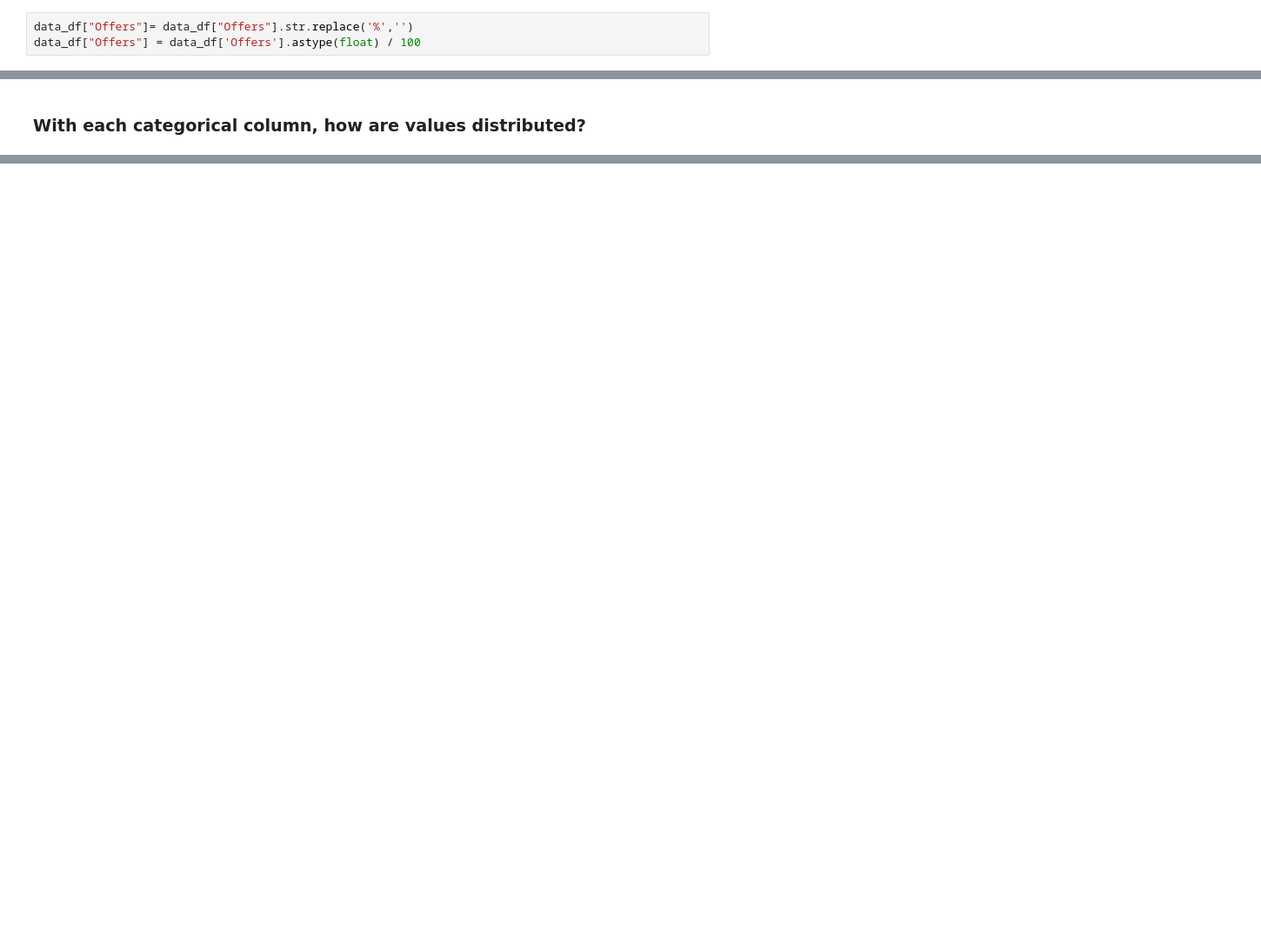
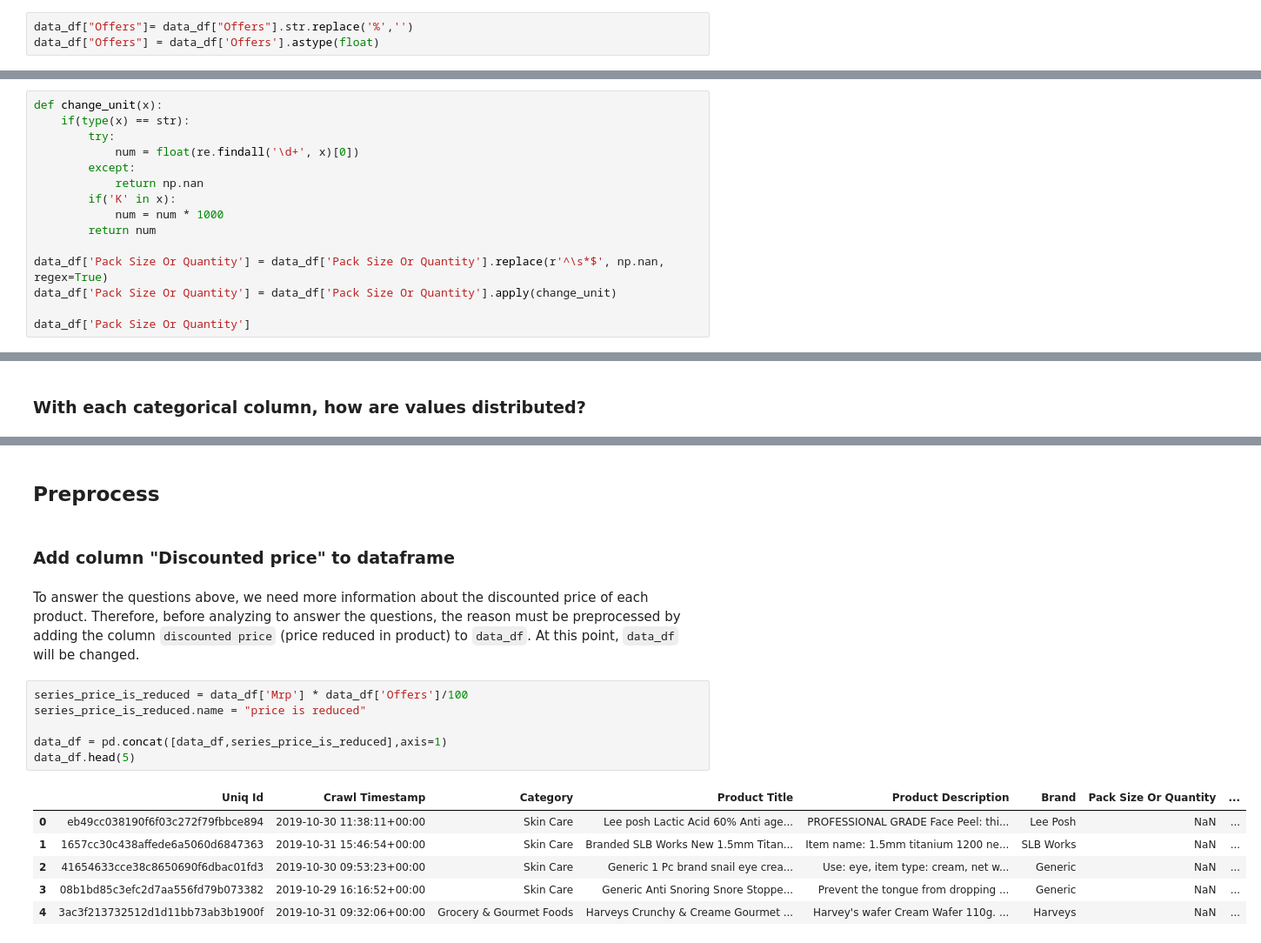
Before and after one commit to bdung/FinalProjectLTKHDL, a Jupyter notebook: main.ipynb, the cells around one changed output, grey strips where cells are left out. Shown at 87% size. Cells and saved outputs as stored; diff of their text form; blank space fills up the shorter version.

```diff
--- a/main.ipynb
+++ b/main.ipynb
@@ -153,5 +214,5 @@ Cột Offers có dạng chuỗi và NaN. Vì vậy ta thực hiện ép kiểu c
 # %%
 data_df["Offers"]= data_df["Offers"].str.replace('%','')
-data_df["Offers"] = data_df['Offers'].astype(float) / 100
+data_df["Offers"] = data_df['Offers'].astype(float)
 # %% [markdown]
 ### Change the dtype of `Pack Size Or Quantity` to `float`
@@ -157,0 +222,15 @@ data_df["Offers"] = data_df['Offers'].astype(float) / 100
+# %%
+def change_unit(x):
+    if(type(x) == str):
+        try:
+            num = float(re.findall('\d+', x)[0])
+        except:
+            return np.nan
+        if('K' in x):
+            num = num * 1000
+        return num
+
+data_df['Pack Size Or Quantity'] = data_df['Pack Size Or Quantity'].replace(r'^\s*$', np.nan, regex=True)
+data_df['Pack Size Or Quantity'] = data_df['Pack Size Or Quantity'].apply(change_unit)
+
+data_df['Pack Size Or Quantity']
@@ -171,0 +305,19 @@ data_df["Offers"] = data_df['Offers'].astype(float) / 100
+# %% [markdown]
+## Preprocess
+# %% [markdown]
+### Add column "Discounted price" to  dataframe
+# %% [markdown]
+To answer the questions above, we need more information about the discounted price of each product. Therefore, before analyzing to answer the questions, the reason must be preprocessed by adding the column `discounted price` (price reduced in product) to `data_df`. At this point, `data_df` will be changed.
+# %%
+series_price_is_reduced = data_df['Mrp'] * data_df['Offers']/100
+series_price_is_reduced.name = "price is reduced"
+
+data_df = pd.concat([data_df,series_price_is_reduced],axis=1)
+data_df.head(5)
+# %% [output]
+|  | Uniq Id | Crawl Timestamp | Category | Product Title | Product Description | Brand | Pack Size Or Quantity | ... |
+| 0 | eb49cc038190f6f03c272f79fbbce894 | 2019-10-30 11:38:11+00:00 | Skin Care | Lee posh Lactic Acid 60% Anti age... | PROFESSIONAL GRADE Face Peel: thi... | Lee Posh | NaN | ... |
+| 1 | 1657cc30c438affede6a5060d6847363 | 2019-10-31 15:46:54+00:00 | Skin Care | Branded SLB Works New 1.5mm Titan... | Item name: 1.5mm titanium 1200 ne... | SLB Works | NaN | ... |
+| 2 | 41654633cce38c8650690f6dbac01fd3 | 2019-10-30 09:53:23+00:00 | Skin Care | Generic 1 Pc brand snail eye crea... | Use: eye, item type: cream, net w... | Generic | NaN | ... |
+| 3 | 08b1bd85c3efc2d7aa556fd79b073382 | 2019-10-29 16:16:52+00:00 | Skin Care | Generic Anti Snoring Snore Stoppe... | Prevent the tongue from dropping ... | Generic | NaN | ... |
+| 4 | 3ac3f213732512d1d11bb73ab3b1900f | 2019-10-31 09:32:06+00:00 | Grocery & Gourmet Foods | Harveys Crunchy & Creame Gourmet ... | Harvey's wafer Cream Wafer 110g. ... | Harveys | NaN | ... |
```
Also changed, not shown: parts of 43 cells of this notebook, 1 other file.
